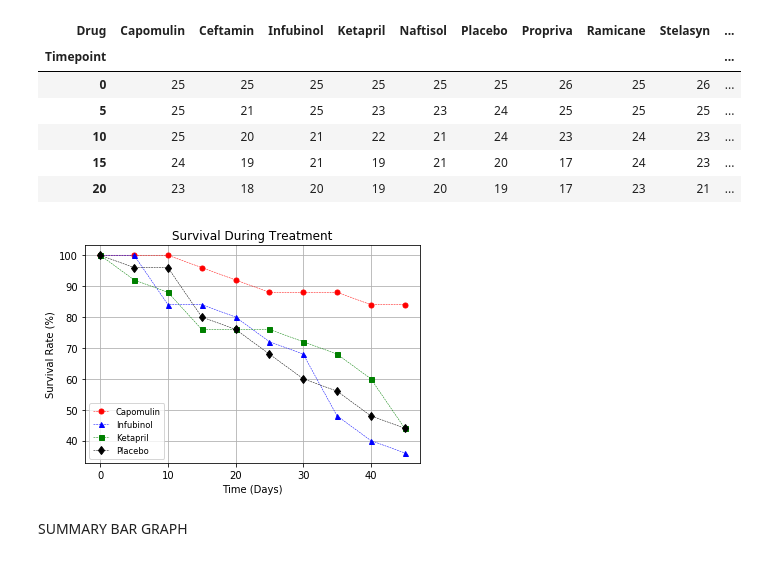
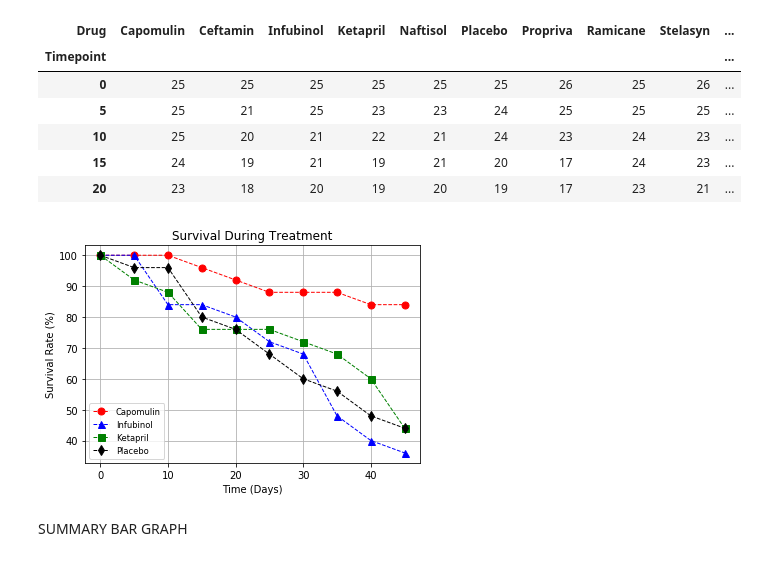
Before and after one commit to pharmon9847/matplotlib-challenge, a Jupyter notebook: Pymaceuticals.ipynb, the cells around one changed output. Saved outputs shown, nothing was run; the diff lists cells and outputs as text; code cells hidden in the pictures.

```diff
--- a/Pymaceuticals.ipynb
+++ b/Pymaceuticals.ipynb
@@ -267,23 +267,23 @@ mice_treatment_pivot_count.head()
 | 20 | 23 | 18 | 20 | 19 | 20 | 19 | 17 | 23 | 21 | ... |
 # %%
 # Generate the Plot (Accounting for Percentages)
-plt.plot(100 * mice_treatment_pivot_count["Capomulin"] / 25, "ro", label="Capomulin", linestyle="dashed", markersize=5, linewidth=0.50)
-plt.plot(100 * mice_treatment_pivot_count["Infubinol"] / 25, "b^", label="Infubinol", linestyle="dashed", markersize=5, linewidth=0.50)
-plt.plot(100 * mice_treatment_pivot_count["Ketapril"] / 25, "gs", label="Ketapril", linestyle="dashed", markersize=5, linewidth=0.50)
-plt.plot(100 * mice_treatment_pivot_count["Placebo"] / 25 , "kd", label="Placebo", linestyle="dashed", markersize=6, linewidth=0.50)
+plt.plot(100 * mice_treatment_pivot_count["Capomulin"] / 25, "ro", label="Capomulin", linestyle="dashed", markersize=7, linewidth=1)
+plt.plot(100 * mice_treatment_pivot_count["Infubinol"] / 25, "b^", label="Infubinol", linestyle="dashed", markersize=7, linewidth=1)
+plt.plot(100 * mice_treatment_pivot_count["Ketapril"] / 25, "gs", label="Ketapril", linestyle="dashed", markersize=7, linewidth=1)
+plt.plot(100 * mice_treatment_pivot_count["Placebo"] / 25 , "kd", label="Placebo", linestyle="dashed", markersize=7, linewidth=1)
 plt.title("Survival During Treatment")
 plt.ylabel("Survival Rate (%)")
 plt.xlabel("Time (Days)")
 plt.grid(True)
 plt.legend(loc="best", fontsize="small", fancybox=True)
 
 # Save the Figure
 plt.savefig("analysis/figure3.png")
 
 # Show the Figure
 plt.show()
 # %% [output]
-[figure, old version]
+[figure, new version]
 # %% [markdown]
 SUMMARY BAR GRAPH
 # %%
```
Also changed, not shown: parts of 2 cells of this notebook, 3 other files.
